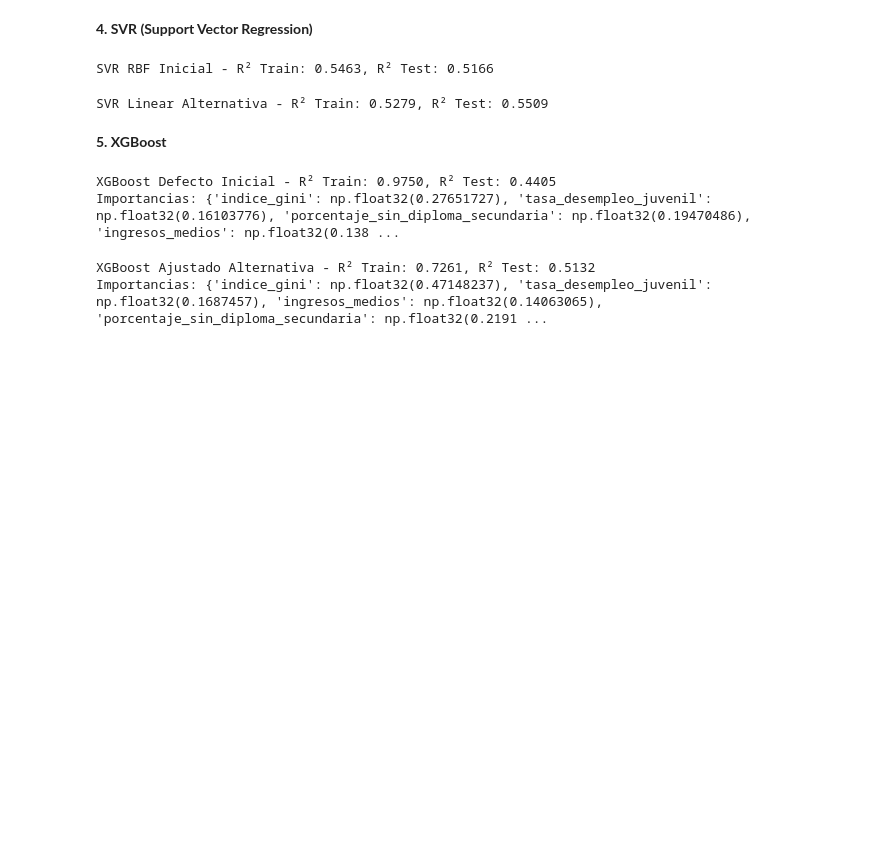
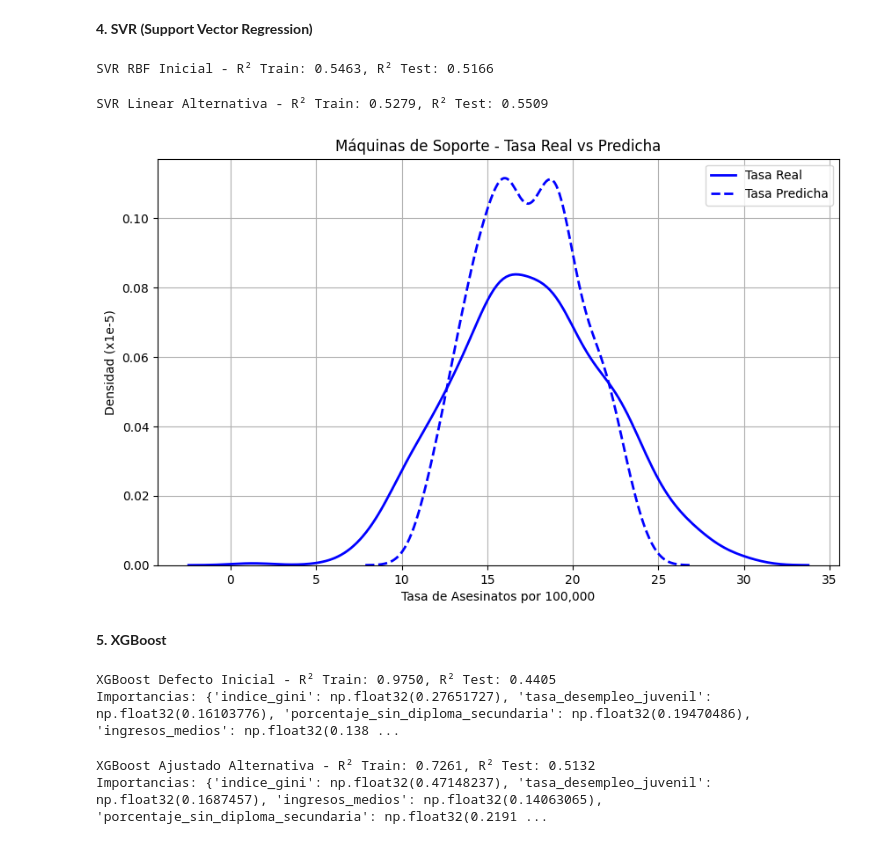
Before and after one commit to Estafy/MachineLearning, a Jupyter notebook: UNIDAD2/Proyecto_Unidad_2.ipynb, the cells around one changed output. Cells and saved outputs as stored; diff of their text form; code cells hidden in the pictures; blank space fills up the shorter version.

```diff
--- a/UNIDAD2/Proyecto_Unidad_2.ipynb
+++ b/UNIDAD2/Proyecto_Unidad_2.ipynb
@@ -182,6 +219,30 @@ svr_lin = SVR(kernel='linear')
 r2_train_svr2, r2_test_svr2 = report_r2(svr_lin, X_train_alt_scaled, X_test_alt_scaled, y_train, y_test, "SVR Linear Alternativa")
 # %% [output]
 SVR Linear Alternativa - R² Train: 0.5279, R² Test: 0.5509
+# %%
+# Escalar los datos
+scaler = StandardScaler()
+X_train_scaled = scaler.fit_transform(X_train_ini)
+X_test_scaled = scaler.transform(X_test_ini)
+
+# Entrenar el modelo SVR y obtener predicciones
+svr = SVR(kernel='rbf')  # Usamos kernel RBF como ejemplo; ajusta según tu implementación
+svr.fit(X_train_scaled, y_train)
+y_pred_svr = svr.predict(X_test_scaled)  # Predicciones en el conjunto de prueba
+
+# Crear la gráfica de densidad
+plt.figure(figsize=(10, 6))
+sns.kdeplot(data=y_test, label='Tasa Real', color='blue', linewidth=2)
+sns.kdeplot(data=y_pred_svr, label='Tasa Predicha', color='blue', linestyle='--', linewidth=2)
+
+plt.title('Máquinas de Soporte - Tasa Real vs Predicha')
+plt.xlabel('Tasa de Asesinatos por 100,000')
+plt.ylabel('Densidad (x1e-5)')
+plt.legend()
+plt.grid(True)
+plt.show()
+# %% [output]
+[figure, added]
 # %% [markdown]
 **5. XGBoost**
 # %%
```
Also changed, not shown: parts of 2 cells of this notebook.
